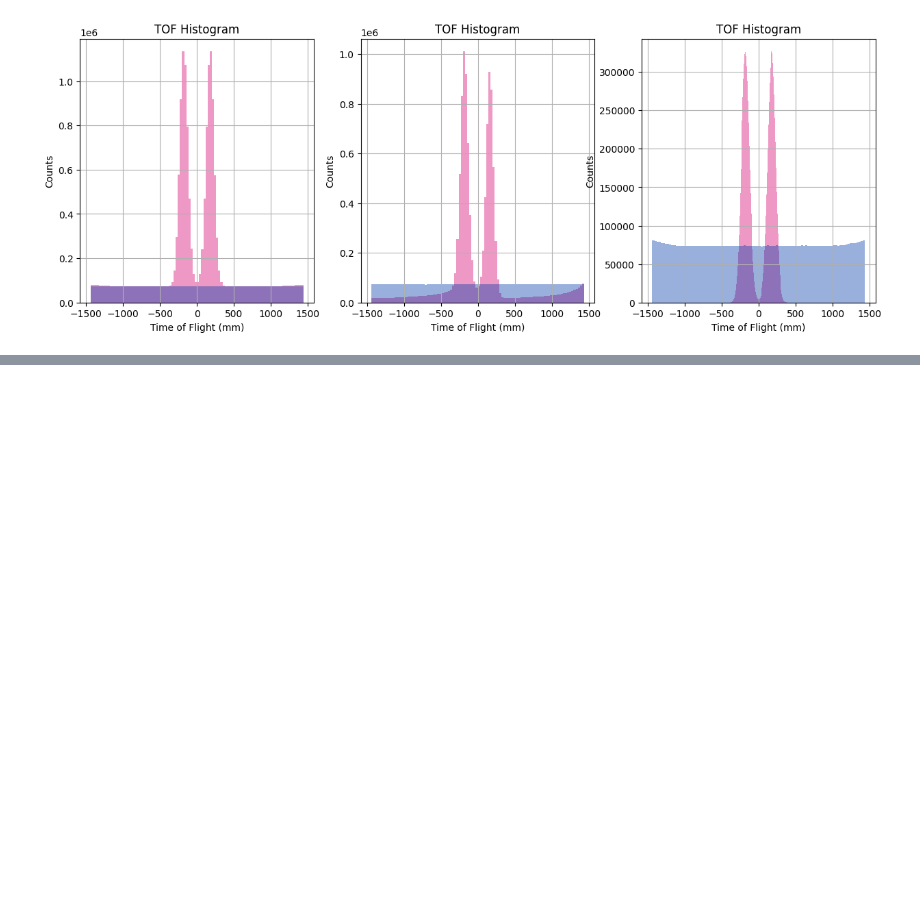
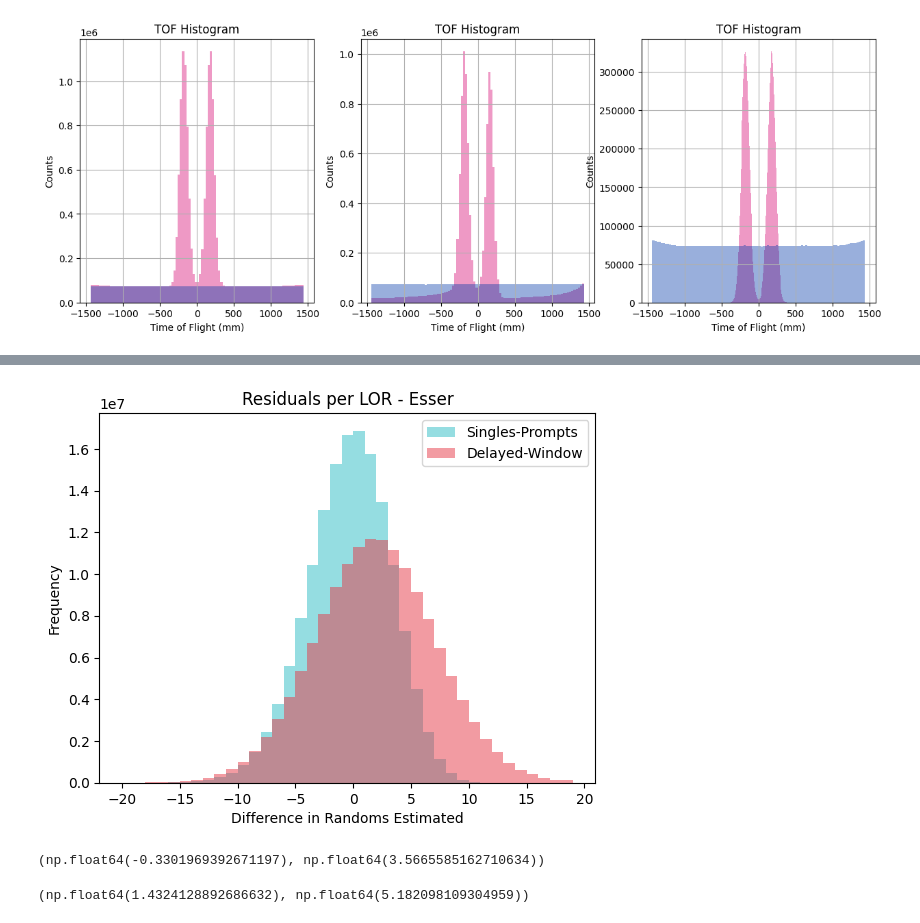
Before and after one commit to eeganr/petGATEsim, a Jupyter notebook: analysis/hist.ipynb, the cells around one changed output, grey strips where cells are left out. Drawn from its saved outputs; the diff is of its cells as text; code cells hidden in the pictures; blank space fills up the shorter version.

```diff
--- a/analysis/hist.ipynb
+++ b/analysis/hist.ipynb
@@ -232,0 +284,26 @@ plt.show()
+# %%
+sp = np.load('sp.npy')
+dw = np.load('dw_nums.npy')
+act = np.load('actuals.npy')
+# %%
+sp_diff = (sp - act)
+dw_diff = (dw - act)
+# %%
+binscont = np.linspace(-20, 20, 40, endpoint=False)
+plt.hist(sp_diff.reshape(-1), bins=binscont, alpha=0.5, label='Singles-Prompts', color='#2cbcc4')
+plt.hist(dw_diff.reshape(-1), bins=binscont, alpha=0.5, label='Delayed-Window', color='#E63946')
+plt.legend()
+plt.title("Residuals per LOR - Esser")
+plt.xlabel('Difference in Randoms Estimated')
+plt.ylabel('Frequency')
+plt.show()
+# %% [output]
+[figure, added]
+# %%
+np.mean(sp_diff), np.std(sp_diff)
+# %% [output]
+(np.float64(-0.3301969392671197), np.float64(3.5665585162710634))
+# %%
+np.mean(dw_diff), np.std(dw_diff)
+# %% [output]
+(np.float64(1.4324128892686632), np.float64(5.182098109304959))
```
Also changed, not shown: parts of 8 cells of this notebook, 11 other files.
